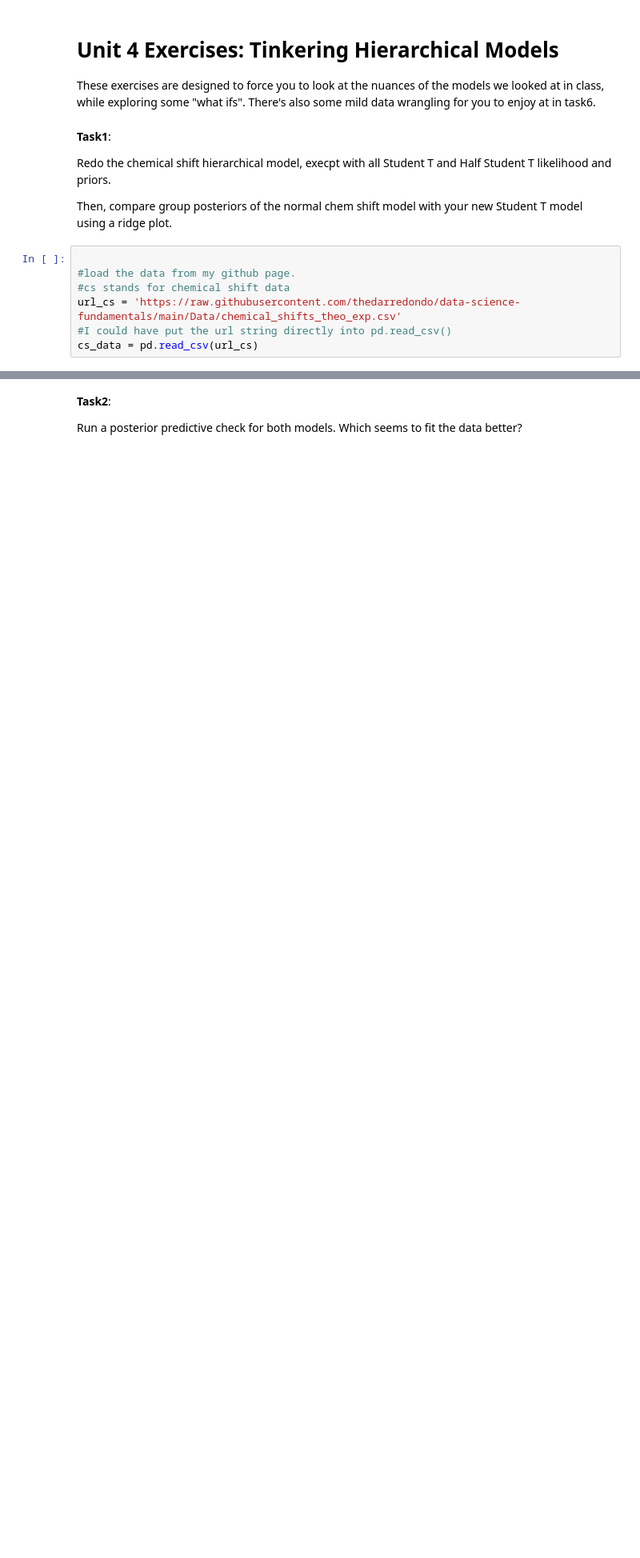
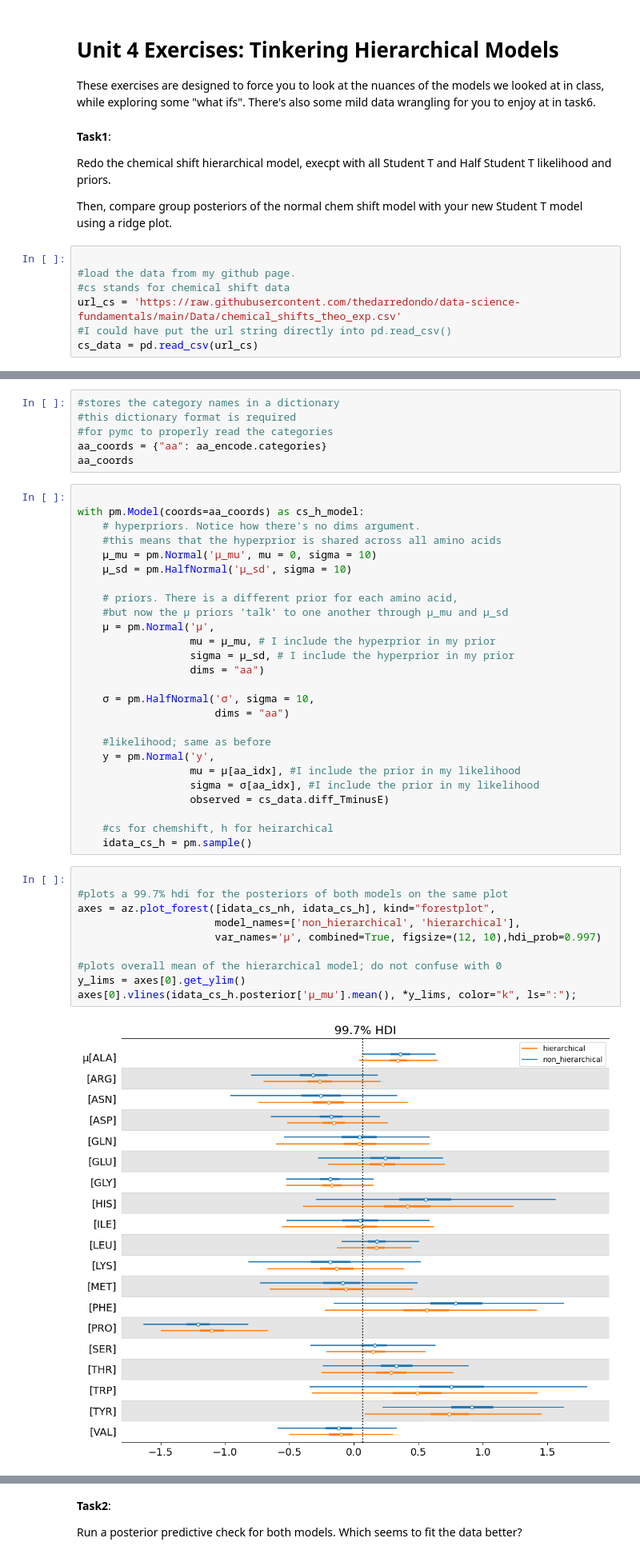
Before and after one commit to sanganalasya-hash/Data-Science, a Jupyter notebook: Copy_of_Unit4ExerciesSF.ipynb, the cells around one changed output, grey strips where cells are left out. Shown at 80% size. Drawn from its saved outputs; the diff is of its cells as text; blank space fills up the shorter version.

```diff
--- a/Copy_of_Unit4ExerciesSF.ipynb
+++ b/Copy_of_Unit4ExerciesSF.ipynb
@@ -51,0 +60,44 @@ axes = az.plot_forest(idata_cs_nh, kind="ridgeplot",
+# %%
+#stores the category names in a dictionary
+#this dictionary format is required
+#for pymc to properly read the categories
+aa_coords = {"aa": aa_encode.categories}
+aa_coords
+# %%
+
+with pm.Model(coords=aa_coords) as cs_h_model:
+    # hyperpriors. Notice how there's no dims argument.
+    #this means that the hyperprior is shared across all amino acids
+    μ_mu = pm.Normal('μ_mu', mu = 0, sigma = 10)
+    μ_sd = pm.HalfNormal('μ_sd', sigma = 10)
+
+    # priors. There is a different prior for each amino acid,
+    #but now the μ priors 'talk' to one another through μ_mu and μ_sd
+    μ = pm.Normal('μ',
+                  mu = μ_mu, # I include the hyperprior in my prior
+                  sigma = μ_sd, # I include the hyperprior in my prior
+                  dims = "aa")
+
+    σ = pm.HalfNormal('σ', sigma = 10,
+                      dims = "aa")
+
+    #likelihood; same as before
+    y = pm.Normal('y',
+                  mu = μ[aa_idx], #I include the prior in my likelihood
+                  sigma = σ[aa_idx], #I include the prior in my likelihood
+                  observed = cs_data.diff_TminusE)
+
+    #cs for chemshift, h for heirarchical
+    idata_cs_h = pm.sample()
+# %%
+
+#plots a 99.7% hdi for the posteriors of both models on the same plot
+axes = az.plot_forest([idata_cs_nh, idata_cs_h], kind="forestplot",
+                      model_names=['non_hierarchical', 'hierarchical'],
+                      var_names='μ', combined=True, figsize=(12, 10),hdi_prob=0.997)
+
+#plots overall mean of the hierarchical model; do not confuse with 0
+y_lims = axes[0].get_ylim()
+axes[0].vlines(idata_cs_h.posterior['μ_mu'].mean(), *y_lims, color="k", ls=":");
+# %% [output]
+[figure, added]
```
Also changed, not shown: parts of 25 cells of this notebook.
